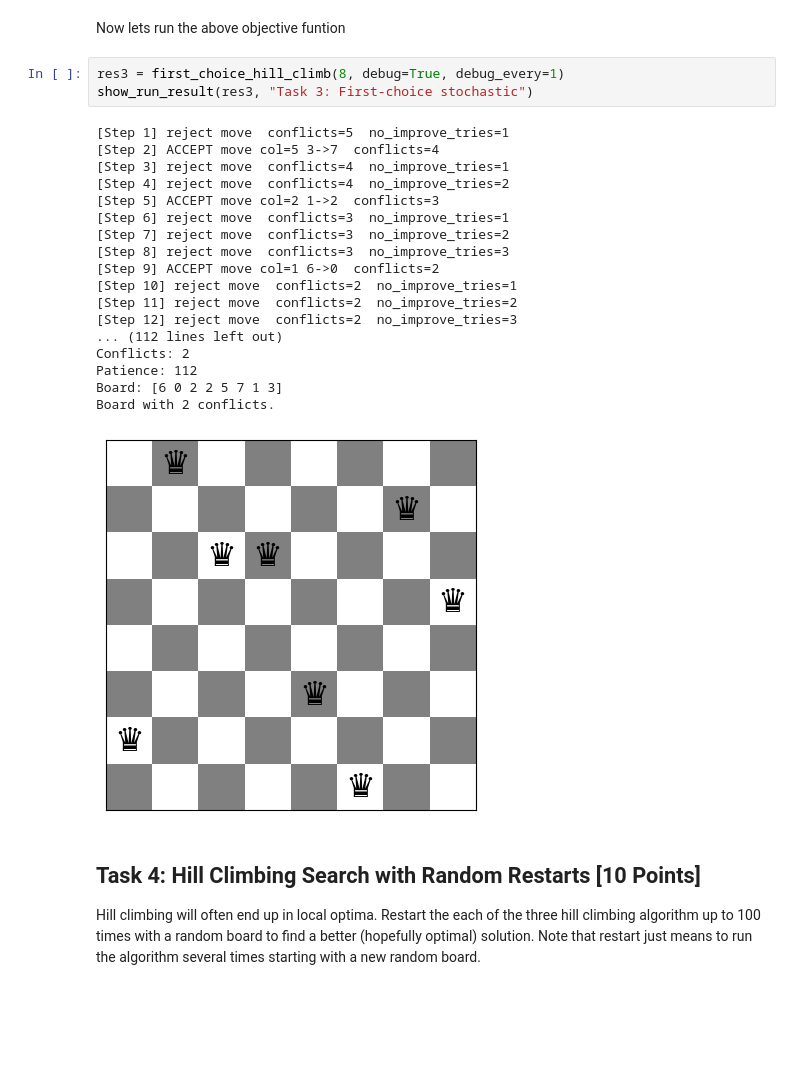
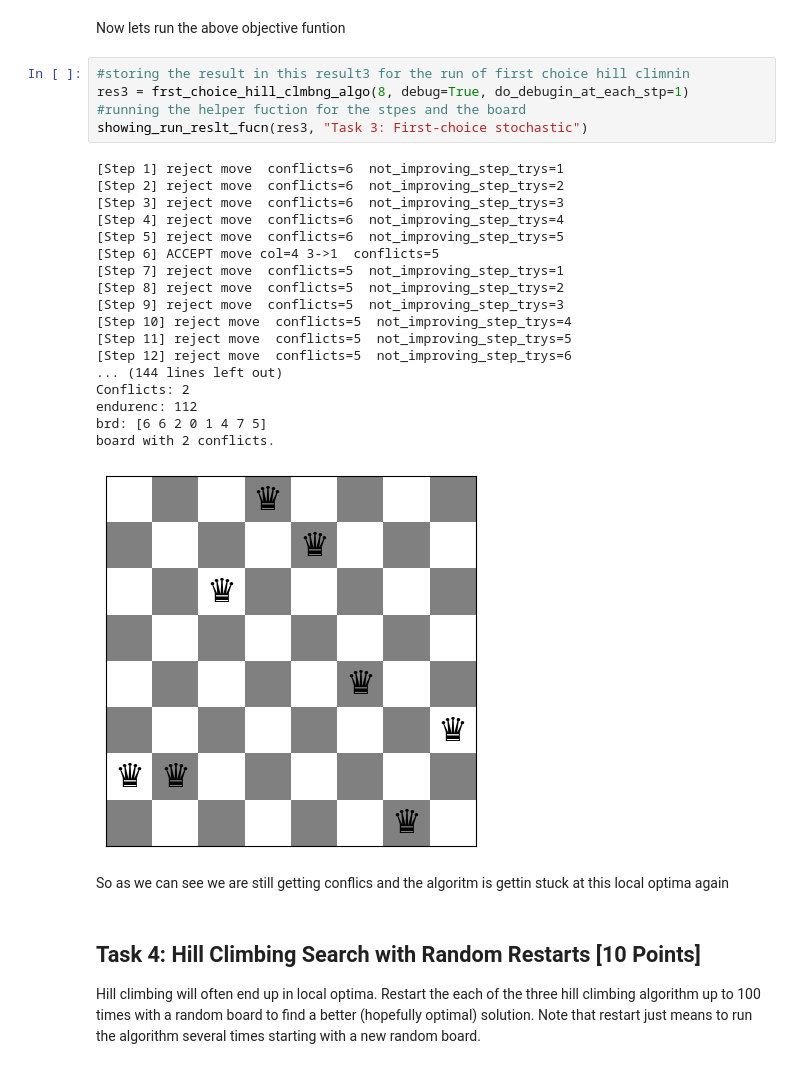
Before and after one commit to monarchythe/Agentic-AI-Lab-Work, a Jupyter notebook: n_queens_Solving_Agent.ipynb, the cells around one changed output. Drawn from its saved outputs; the diff is of its cells as text; blank space fills up the shorter version.

```diff
--- a/n_queens_Solving_Agent.ipynb
+++ b/n_queens_Solving_Agent.ipynb
@@ -412,27 +524,31 @@ def first_choice_hill_climb(n, max_steps=100_000, patience=None, debug=True, deb
 # %% [markdown]
 Now lets run the above objective funtion
-# %%
-res3 = first_choice_hill_climb(8, debug=True, debug_every=1)
-show_run_result(res3, "Task 3: First-choice stochastic")
-# %% [output]
-[Step 1] reject move  conflicts=5  no_improve_tries=1
-[Step 2] ACCEPT move col=5 3->7  conflicts=4
-[Step 3] reject move  conflicts=4  no_improve_tries=1
-[Step 4] reject move  conflicts=4  no_improve_tries=2
-[Step 5] ACCEPT move col=2 1->2  conflicts=3
-[Step 6] reject move  conflicts=3  no_improve_tries=1
-[Step 7] reject move  conflicts=3  no_improve_tries=2
-[Step 8] reject move  conflicts=3  no_improve_tries=3
-[Step 9] ACCEPT move col=1 6->0  conflicts=2
-[Step 10] reject move  conflicts=2  no_improve_tries=1
-[Step 11] reject move  conflicts=2  no_improve_tries=2
-[Step 12] reject move  conflicts=2  no_improve_tries=3
-... (112 lines left out)
-Conflicts: 2
-Patience: 112
-Board: [6 0 2 2 5 7 1 3]
-Board with 2 conflicts.
-[figure, removed]
+# %%
+#storing the result in this result3 for the run of first choice hill climnin
+res3 = frst_choice_hill_clmbng_algo(8, debug=True, do_debugin_at_each_stp=1)
+#running the helper fuction for the stpes and the board
+showing_run_reslt_fucn(res3, "Task 3: First-choice stochastic")
+# %% [output]
+[Step 1] reject move  conflicts=6  not_improving_step_trys=1
+[Step 2] reject move  conflicts=6  not_improving_step_trys=2
+[Step 3] reject move  conflicts=6  not_improving_step_trys=3
+[Step 4] reject move  conflicts=6  not_improving_step_trys=4
+[Step 5] reject move  conflicts=6  not_improving_step_trys=5
+[Step 6] ACCEPT move col=4 3->1  conflicts=5
+[Step 7] reject move  conflicts=5  not_improving_step_trys=1
+[Step 8] reject move  conflicts=5  not_improving_step_trys=2
+[Step 9] reject move  conflicts=5  not_improving_step_trys=3
+[Step 10] reject move  conflicts=5  not_improving_step_trys=4
+[Step 11] reject move  conflicts=5  not_improving_step_trys=5
+[Step 12] reject move  conflicts=5  not_improving_step_trys=6
+... (144 lines left out)
+Conflicts: 2
+endurenc: 112
+brd: [6 6 2 0 1 4 7 5]
+board with 2 conflicts.
+[figure, added]
+# %% [markdown]
+So as we can see we are still getting conflics and the algoritm is gettin stuck at this local optima again
 # %% [markdown]
 ## Task 4: Hill Climbing Search with Random Restarts [10 Points]
 
```
Also changed, not shown: parts of 84 cells of this notebook.
